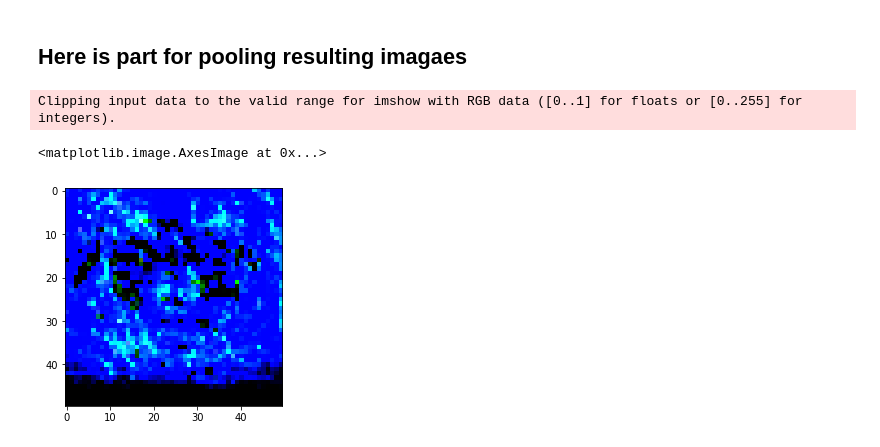
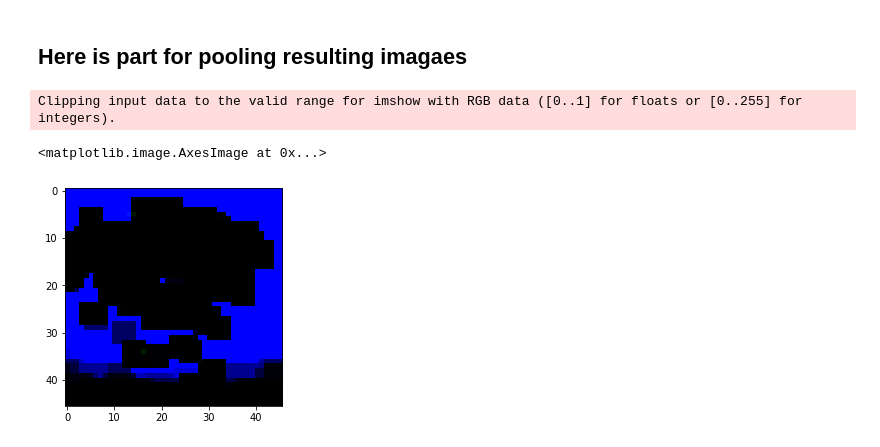
Before and after one commit to HubertWdowiak/bayes_photo_inference, a Jupyter notebook: ML_Heatmap_metrics.ipynb, the cells around one changed output. Drawn from its saved outputs; the diff is of its cells as text; code cells hidden in the pictures.

```diff
--- a/ML_Heatmap_metrics.ipynb
+++ b/ML_Heatmap_metrics.ipynb
@@ -469,6 +469,32 @@ def metric_decoder(path,ground_truth, intensity=0.5, res=100):
 
     }
     heat_mean_val = heatmap.reshape((100, 100, 3, 1))
+
+    b, g, r = cv2.split(heatmap)
+
+    b_equalize = cv2.equalizeHist(b)
+    g_equalize = cv2.equalizeHist(g)
+    r_equalize = cv2.equalizeHist(r)
+    heatmap_equalize = cv2.merge((b_equalize, g_equalize, r_equalize))
+    # hist = cv2.calcHist([heatmap],[0],None,[256],[0,256])
+    # plt.hist(hist.ravel(),256,[0,256]);
+    ref_img = heatmap_equalize + img
+
+    hist_fig, ax = plt.subplots(2, 2, figsize=(10, 10))
+    ax[0][0].matshow(heatmap)
+    ax[0][0].title.set_text('dog heatmap')
+    ax[0][1].hist(cv2.calcHist(heatmap, [0], None,[256],[0,256]), color='b')
+    ax[0][1].hist(cv2.calcHist(heatmap, [1], None,[256],[0,256]), color='g')
+    ax[0][1].hist(cv2.calcHist(heatmap, [2], None,[256],[0,256]), color='r')
+    ax[0][1].title.set_text('heatmap histogram')
+    ax[1][0].matshow(heatmap_equalize)
+    ax[1][0].title.set_text("equalized heatmap")
+    ax[0][1].hist(cv2.calcHist(heatmap_equalize, [1], None, [256],[0,256]), color='g')
+    ax[0][1].hist(cv2.calcHist(heatmap_equalize, [2], None, [256],[0,256]), color='r')
+    ax[1][1].title.set_text("equalized heatmap histogram ")
+    plt.show()
+
+    # heat_mean_val = heat_mean_val.mean(axis=3)
     heat_mean_val = heat_mean_val.mean(axis=3)
     if predicted_class != ground_truth:
       print("Difference in prediction, calculating metric...")
@@ -487,7 +513,7 @@ def metric_decoder(path,ground_truth, intensity=0.5, res=100):
       ax[0][0].title.set_text('Ground truth template mean - prediction heatmap')
       ax[0][1].matshow(mean_difference_prediction)
       ax[0][1].title.set_text('Prediction template mean -  prediction heatmap')
-      ax[1][0].matshow(heatmap)
+      ax[1][0].matshow(heatmap_equalize)
       ax[1][0].title.set_text("Prediction heatmap")
       ax[1][1].matshow(ref_img)
       ax[1][1].title.set_text("Prediction heatmap with image")
@@ -567,28 +580,28 @@ def min_pool(max_pool, input):
 # %%
 # image_pooling_model = keras.Sequential()
 # image_pooling_model =
 
 image_size = (100, 100);
 
 # avg_pool_2d = tf.keras.layers.AvgPool2D(pool_size=(10, 10), strides=(10, 10), padding='valid')
 # min_pool_2d = MinPooling2D(pool_size=(10, 10), strides=(10, 10), padding='valid')
-min_pool_2d_1 = tf.keras.layers.MaxPool2D(pool_size=(2, 2), strides=(2, 2), padding='valid')
+min_pool_2d_1 = tf.keras.layers.MaxPool2D(pool_size=(10, 10), strides=(2, 2), padding='valid')
 # min_pool_2d_2 = tf.keras.layers.MaxPool2D(pool_size=(2, 2), strides=(2, 2), padding='valid')
 
 # output_pred = avg_pool_2d(senior_example[1])
 
 output_gt = min_pool(min_pool_2d_1, senior_example[0].reshape((1, 100, 100, 3)))
 plt.imshow(output_gt.numpy().reshape((output_gt.shape[1], output_gt.shape[2], output_gt.shape[3])))
 
 # output_gt = min_pool(min_pool_2d_1, output_gt)
 # plt.imshow(output_gt.numpy().reshape((output_gt.shape[1], output_gt.shape[2], output_gt.shape[3])))
 
 # output_gt = min_pool(min_pool_2d_1, output_gt)
 # plt.imshow(output_gt.numpy().reshape((output_gt.shape[1], output_gt.shape[2], output_gt.shape[3])))
 
 # output_gt = min_pool(min_pool_2d_1, output_gt)
 # plt.imshow(output_gt.numpy().reshape((output_gt.shape[1], output_gt.shape[2], output_gt.shape[3])))
 # %% [output]
 Clipping input data to the valid range for imshow with RGB data ([0..1] for floats or [0..255] for integers).
 <matplotlib.image.AxesImage at 0x...>
-[figure, old version]
+[figure, new version]
```
Also changed, not shown: parts of 3 cells of this notebook.
